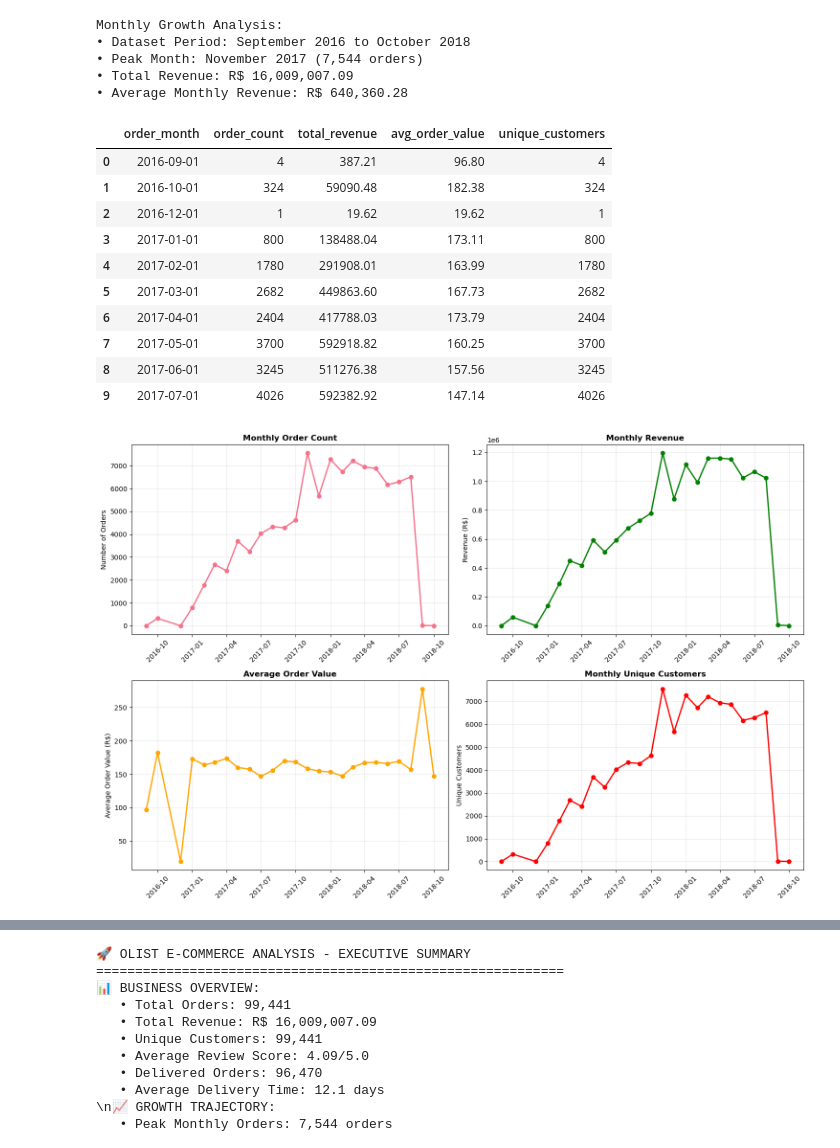
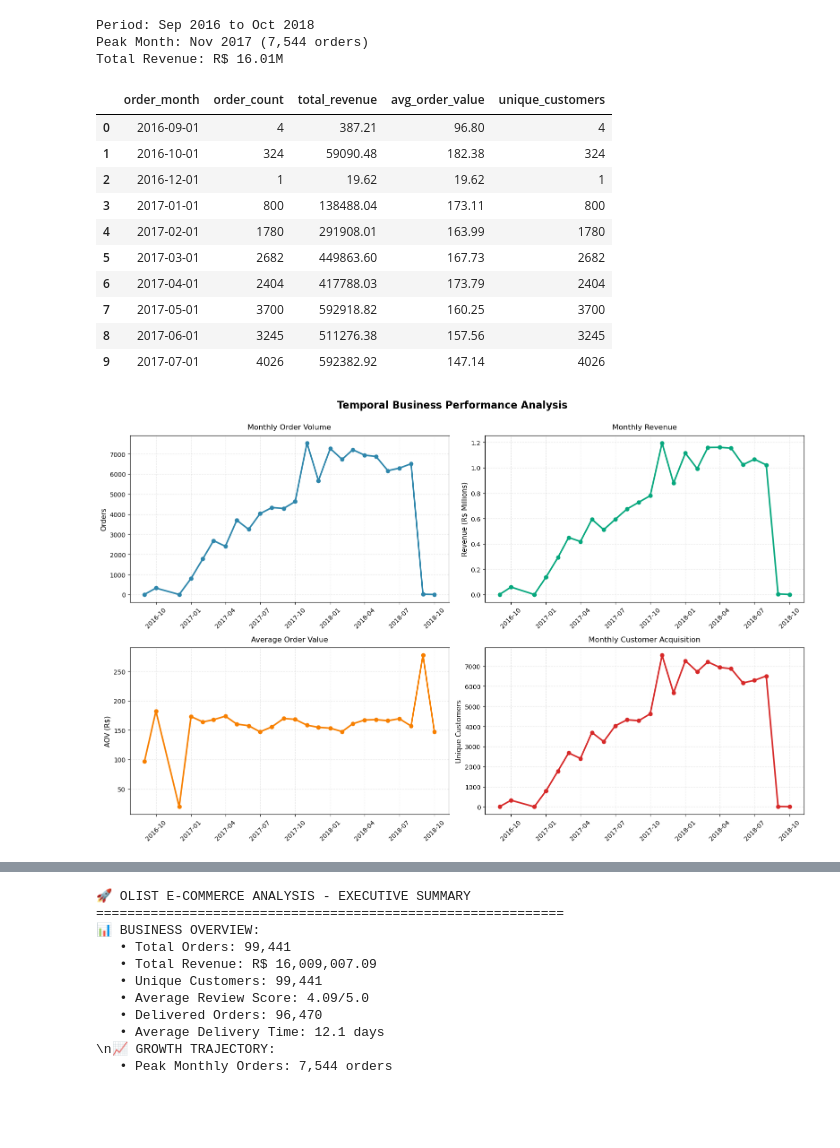
Before and after one commit to VAL-Jerono/eCommerce_BI_Analysis, a Jupyter notebook: Group2_CAT2.ipynb, the cells around one changed output, grey strips where cells are left out. Cells and saved outputs as stored; diff of their text form; code cells hidden in the pictures; blank space fills up the shorter version.

```diff
--- a/Group2_CAT2.ipynb
+++ b/Group2_CAT2.ipynb
@@ -284,33 +646,24 @@ master_orders.head()
 # %%
-# Q1: Monthly trends analysis
+# Monthly trends analysis
 master_orders['order_month'] = master_orders['order_purchase_timestamp'].dt.to_period('M')
-master_orders['order_quarter'] = master_orders['order_purchase_timestamp'].dt.to_period('Q')
-
-# Calculate monthly metrics
 monthly_trends = master_orders.groupby('order_month').agg({
-    'order_id': 'count',                    # Order count
-    'total_order_value': ['sum', 'mean'],   # Revenue and average order value
-    'customer_id': 'nunique'                # Unique customers
+    'order_id': 'count',
+    'total_order_value': ['sum', 'mean'],
+    'customer_id': 'nunique'
 }).round(2)
 
 monthly_trends.columns = ['order_count', 'total_revenue', 'avg_order_value', 'unique_customers']
 monthly_trends.reset_index(inplace=True)
 monthly_trends['order_month'] = monthly_trends['order_month'].dt.to_timestamp()
 
-# Display key statistics
-print("Monthly Growth Analysis:")
-print(f"• Dataset Period: {monthly_trends['order_month'].min().strftime('%B %Y')} to {monthly_trends['order_month'].max().strftime('%B %Y')}")
-print(f"• Peak Month: {monthly_trends.loc[monthly_trends['order_count'].idxmax(), 'order_month'].strftime('%B %Y')} ({monthly_trends['order_count'].max():,} orders)")
-print(f"• Total Revenue: R$ {monthly_trends['total_revenue'].sum():,.2f}")
-print(f"• Average Monthly Revenue: R$ {monthly_trends['total_revenue'].mean():,.2f}")
-
+print(f"Period: {monthly_trends['order_month'].min().strftime('%b %Y')} to {monthly_trends['order_month'].max().strftime('%b %Y')}")
+print(f"Peak Month: {monthly_trends.loc[monthly_trends['order_count'].idxmax(), 'order_month'].strftime('%b %Y')} ({monthly_trends['order_count'].max():,} orders)")
+print(f"Total Revenue: R$ {monthly_trends['total_revenue'].sum()/1e6:.2f}M")
 monthly_trends.head(10)
 # %% [output]
-Monthly Growth Analysis:
-• Dataset Period: September 2016 to October 2018
-• Peak Month: November 2017 (7,544 orders)
-• Total Revenue: R$ 16,009,007.09
-• Average Monthly Revenue: R$ 640,360.28
+Period: Sep 2016 to Oct 2018
+Peak Month: Nov 2017 (7,544 orders)
+Total Revenue: R$ 16.01M
 |  | order_month | order_count | total_revenue | avg_order_value | unique_customers |
 | 0 | 2016-09-01 | 4 | 387.21 | 96.80 | 4 |
 | 1 | 2016-10-01 | 324 | 59090.48 | 182.38 | 324 |
@@ -324,38 +677,43 @@ Monthly Growth Analysis:
 | 9 | 2017-07-01 | 4026 | 592382.92 | 147.14 | 4026 |
 # %%
 # Visualization: Monthly trends
-fig, ((ax1, ax2), (ax3, ax4)) = plt.subplots(2, 2, figsize=(15, 10))
+fig, axes = plt.subplots(2, 2, figsize=(16, 10))
+fig.suptitle('Temporal Business Performance Analysis', fontsize=16, fontweight='bold', y=1.00)
 
 # Orders over time
-ax1.plot(monthly_trends['order_month'], monthly_trends['order_count'], marker='o', linewidth=2)
-ax1.set_title('Monthly Order Count', fontsize=12, fontweight='bold')
-ax1.set_ylabel('Number of Orders')
-ax1.tick_params(axis='x', rotation=45)
-ax1.grid(True, alpha=0.3)
+axes[0,0].plot(monthly_trends['order_month'], monthly_trends['order_count'],
+               marker='o', linewidth=2.5, markersize=6, color='#2E86AB')
+axes[0,0].set_title('Monthly Order Volume', fontsize=12, pad=10)
+axes[0,0].set_ylabel('Orders', fontsize=11)
+axes[0,0].grid(True, alpha=0.3, linestyle='--')
+axes[0,0].tick_params(axis='x', rotation=45)
 
 # Revenue over time
-ax2.plot(monthly_trends['order_month'], monthly_trends['total_revenue'], marker='o', color='green', linewidth=2)
-ax2.set_title('Monthly Revenue', fontsize=12, fontweight='bold')
-ax2.set_ylabel('Revenue (R$)')
-ax2.tick_params(axis='x', rotation=45)
-ax2.grid(True, alpha=0.3)
+axes[0,1].plot(monthly_trends['order_month'], monthly_trends['total_revenue']/1e6,
+               marker='o', linewidth=2.5, markersize=6, color='#06A77D')
+axes[0,1].set_title('Monthly Revenue', fontsize=12, pad=10)
+axes[0,1].set_ylabel('Revenue (R$ Millions)', fontsize=11)
+axes[0,1].grid(True, alpha=0.3, linestyle='--')
+axes[0,1].tick_params(axis='x', rotation=45)
 
 # Average order value
-ax3.plot(monthly_trends['order_month'], monthly_trends['avg_order_value'], marker='o', color='orange', linewidth=2)
-ax3.set_title('Average Order Value', fontsize=12, fontweight='bold')
-ax3.set_ylabel('Average Order Value (R$)')
-ax3.tick_params(axis='x', rotation=45)
-ax3.grid(True, alpha=0.3)
+axes[1,0].plot(monthly_trends['order_month'], monthly_trends['avg_order_value'],
+               marker='o', linewidth=2.5, markersize=6, color='#F77F00')
+axes[1,0].set_title('Average Order Value', fontsize=12, pad=10)
+axes[1,0].set_ylabel('AOV (R$)', fontsize=11)
+axes[1,0].grid(True, alpha=0.3, linestyle='--')
+axes[1,0].tick_params(axis='x', rotation=45)
 
 # Unique customers
-ax4.plot(monthly_trends['order_month'], monthly_trends['unique_customers'], marker='o', color='red', linewidth=2)
-ax4.set_title('Monthly Unique Customers', fontsize=12, fontweight='bold')
-ax4.set_ylabel('Unique Customers')
-ax4.tick_params(axis='x', rotation=45)
-ax4.grid(True, alpha=0.3)
+axes[1,1].plot(monthly_trends['order_month'], monthly_trends['unique_customers'],
+               marker='o', linewidth=2.5, markersize=6, color='#D62828')
+axes[1,1].set_title('Monthly Customer Acquisition', fontsize=12, pad=10)
+axes[1,1].set_ylabel('Unique Customers', fontsize=11)
+axes[1,1].grid(True, alpha=0.3, linestyle='--')
+axes[1,1].tick_params(axis='x', rotation=45)
 
 plt.tight_layout()
 plt.show()
 # %% [output]
-[figure, old version]
+[figure, new version]
 # %% [markdown]
```
Also changed, not shown: parts of 88 cells of this notebook, 2 other files.
